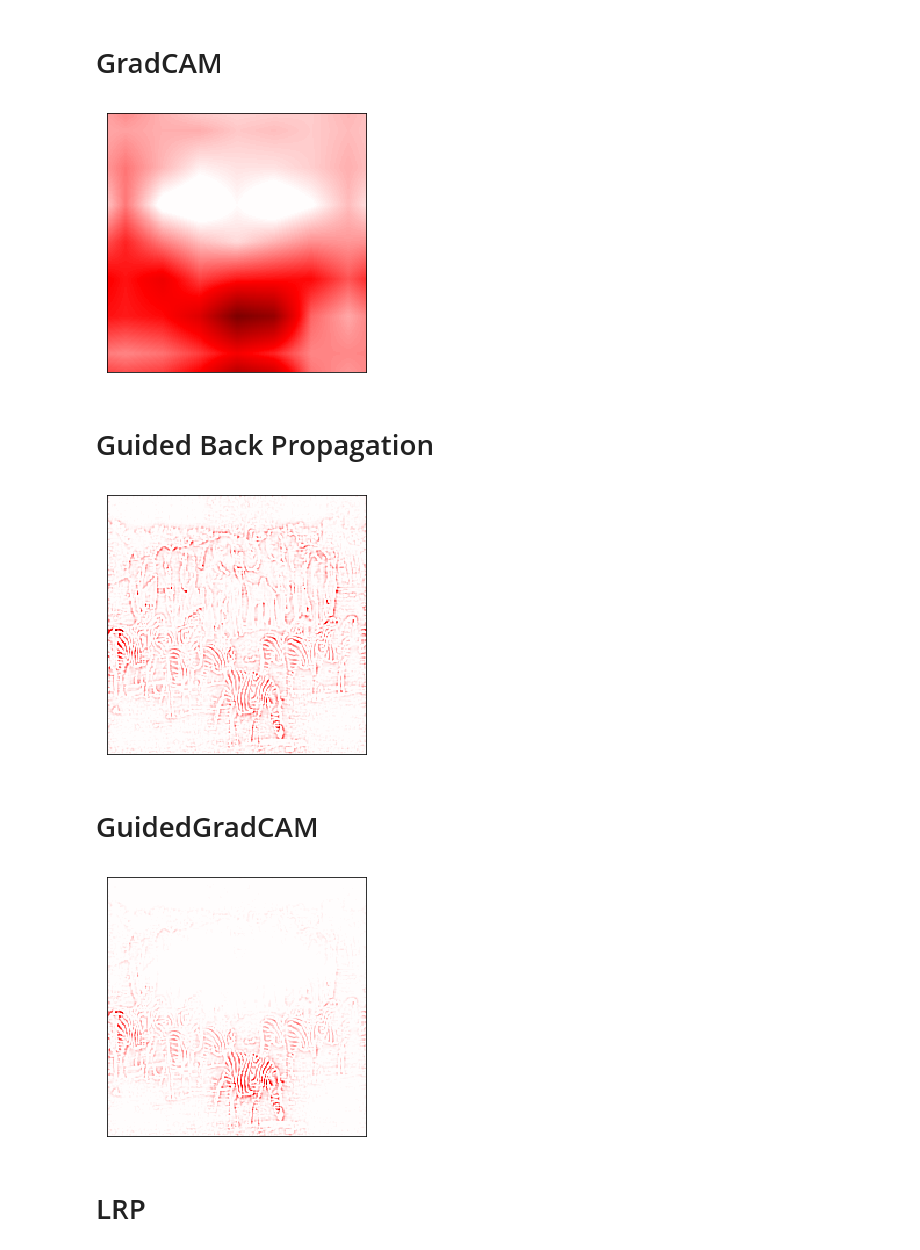
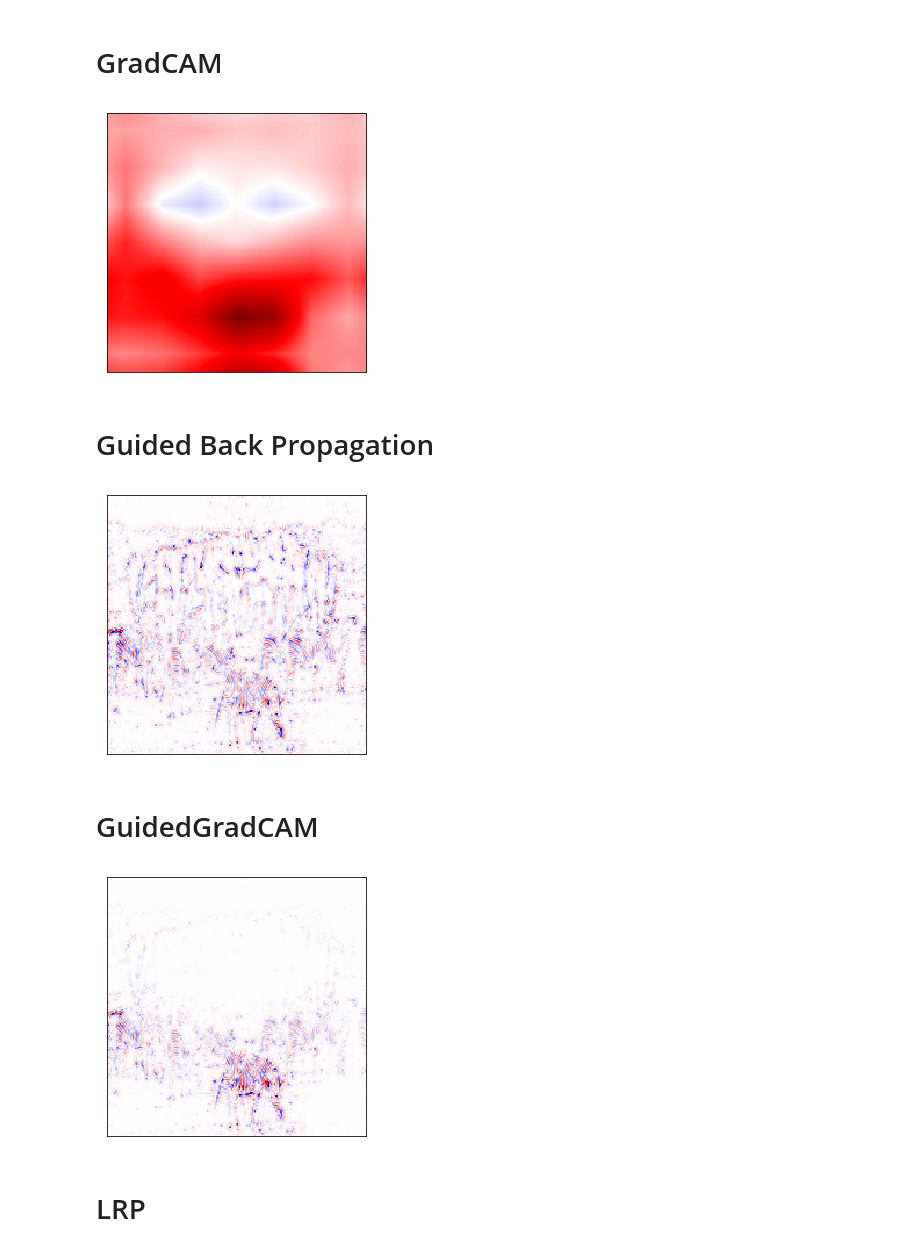
Before and after one commit to uchidalab/softmaxgradient-lrp, a Jupyter notebook: example.ipynb, the cells around one changed output. Saved outputs shown, nothing was run; the diff lists cells and outputs as text; code cells hidden in the pictures.

```diff
--- a/example.ipynb
+++ b/example.ipynb
@@ -90,5 +90,7 @@ print("target id:", target_class)
 prediction id: 340
 target id: 340
+# %%
+use_relu = False
 # %% [markdown]
 # GradCAM
 # %%
@@ -96,26 +98,26 @@ partial_gradcam_analyzer = GradCAM(
     model=partial_model,
     target_id=target_class,
     layer_name=target_layer,
-    relu=True,
+    relu=use_relu,
 )
 analysis_partial_grad_cam = partial_gradcam_analyzer.analyze(input_imgs)
 heatmap(analysis_partial_grad_cam[example_id].sum(axis=(2)))
 plt.show()
 # %% [output]
-[figure, old version]
+[figure, new version]
 # %% [markdown]
 # Guided Back Propagation
 # %%
 guidedbackprop_analyzer = GBP(
     partial_model,
     target_id=target_class,
-    relu=True,
+    relu=use_relu,
 )
 analysis_guidedbackprop = guidedbackprop_analyzer.analyze(input_imgs)
 heatmap(analysis_guidedbackprop[example_id].sum(axis=(2)))
 plt.show()
 # %% [output]
-[figure, old version]
+[figure, new version]
 # %% [markdown]
 # GuidedGradCAM
 # %%
@@ -123,13 +125,13 @@ guidedgradcam_analyzer = GuidedGradCAM(
     partial_model,
     target_id=target_class,
     layer_name=target_layer,
-    relu=True,
+    relu=False,
 )
 analysis_guidedgradcam = guidedgradcam_analyzer.analyze(input_imgs)
 heatmap(analysis_guidedgradcam[example_id].sum(axis=(2)))
 plt.show()
 # %% [output]
-[figure, old version]
+[figure, new version]
 # %% [markdown]
 # LRP
 # %%
```
Also changed, not shown: parts of 11 cells of this notebook, 1 other file.
